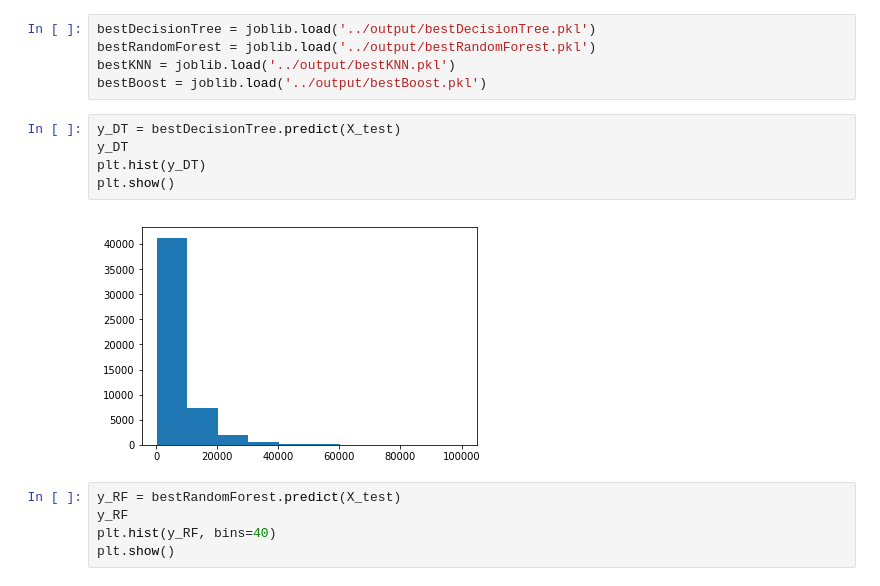
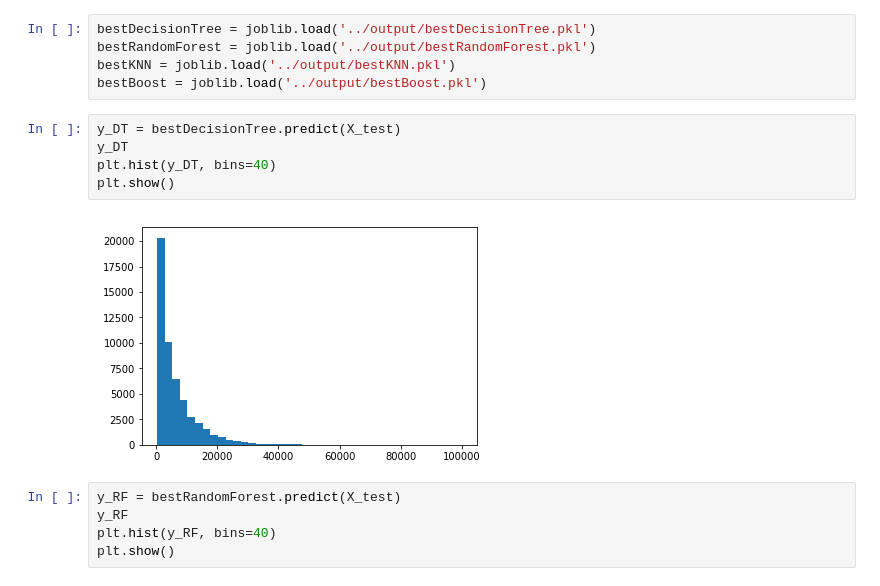
Before and after one commit to rucoma/KSCHOOL_TFM_Used_Cars_Price, a Jupyter notebook: src/Modeling.ipynb, the cells around one changed output. Drawn from its saved outputs; the diff is of its cells as text.

```diff
--- a/src/Modeling.ipynb
+++ b/src/Modeling.ipynb
@@ -934,10 +934,10 @@ bestBoost = joblib.load('../output/bestBoost.pkl')
 # %%
 y_DT = bestDecisionTree.predict(X_test)
 y_DT
-plt.hist(y_DT)
+plt.hist(y_DT, bins=40)
 plt.show()
 # %% [output]
-[figure, old version]
+[figure, new version]
 # %%
 y_RF = bestRandomForest.predict(X_test)
 y_RF
```
Also changed, not shown: parts of 1 cell of this notebook, 3 other files.
